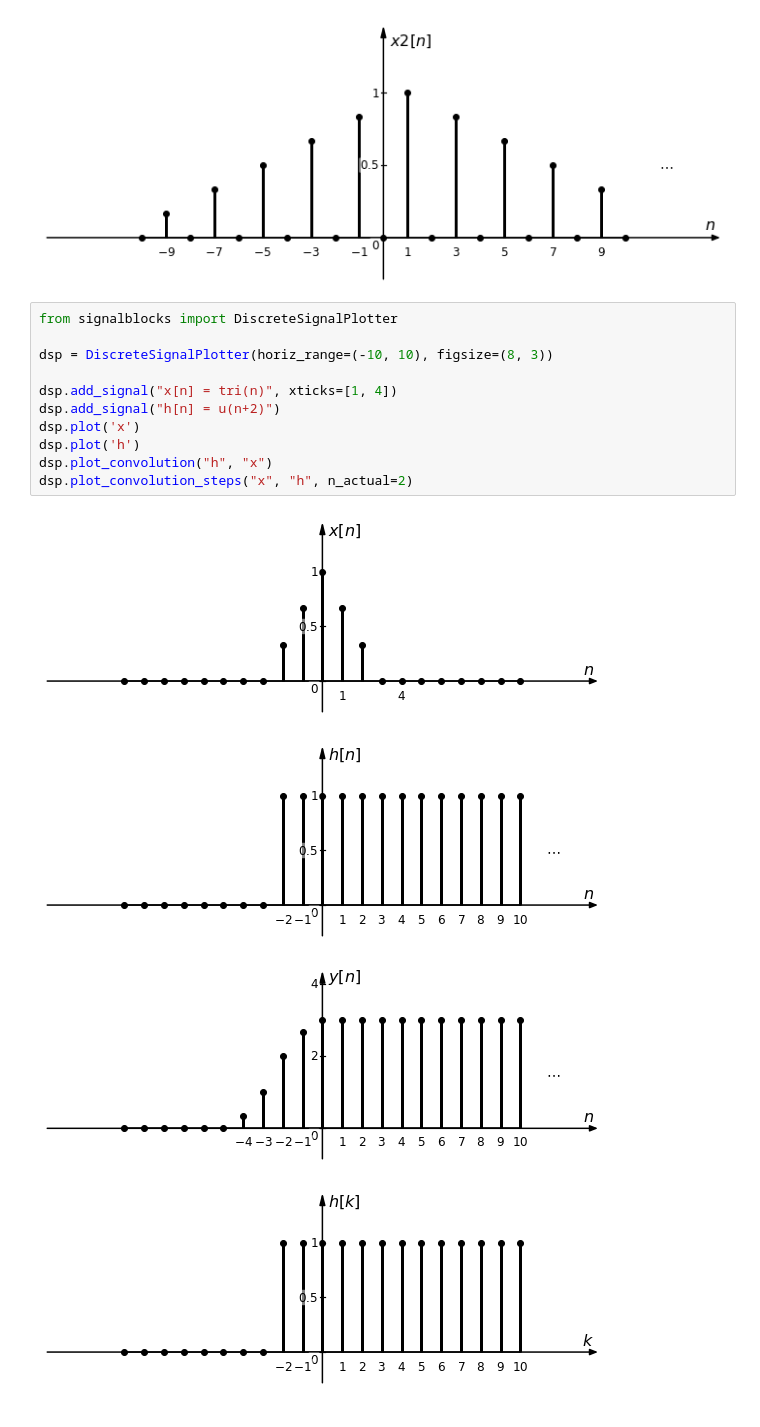
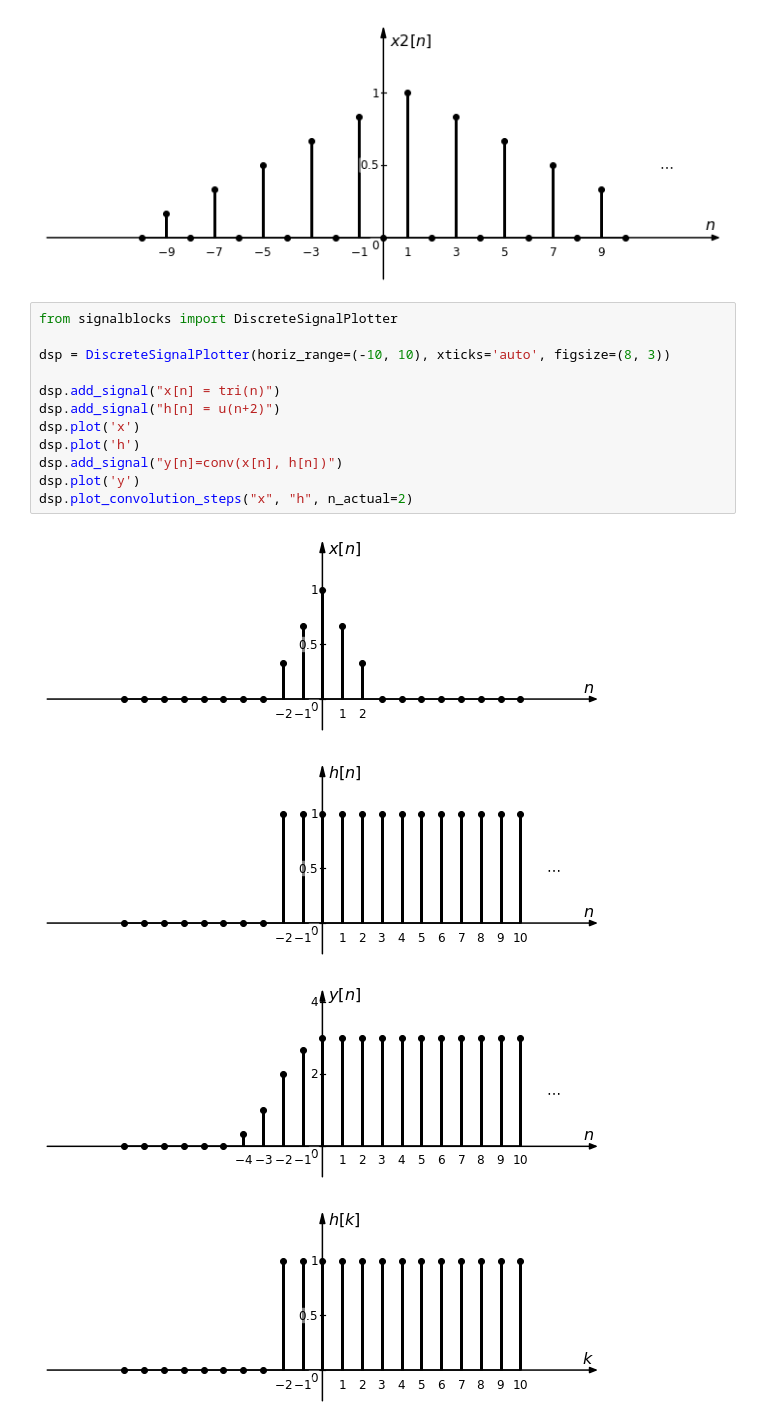
Before and after one commit to miguelmartfern/BlockDiagrams, a Jupyter notebook: docs/notebooks/discrete_signal_examples.ipynb, the cells around one changed output. Cells and saved outputs as stored; diff of their text form.

```diff
--- a/docs/notebooks/discrete_signal_examples.ipynb
+++ b/docs/notebooks/discrete_signal_examples.ipynb
@@ -144,16 +145,17 @@ dsp.plot("x2")
 # %%
 from signalblocks import DiscreteSignalPlotter
 
-dsp = DiscreteSignalPlotter(horiz_range=(-10, 10), figsize=(8, 3))
+dsp = DiscreteSignalPlotter(horiz_range=(-10, 10), xticks='auto', figsize=(8, 3))
 
-dsp.add_signal("x[n] = tri(n)", xticks=[1, 4])
+dsp.add_signal("x[n] = tri(n)")
 dsp.add_signal("h[n] = u(n+2)")
 dsp.plot('x')
 dsp.plot('h')
-dsp.plot_convolution("h", "x")
+dsp.add_signal("y[n]=conv(x[n], h[n])")
+dsp.plot('y')
 dsp.plot_convolution_steps("x", "h", n_actual=2)
 # %% [output]
-[figure, old version]
+[figure, new version]
 [figure]
 [figure]
 [figure]
```
Also changed, not shown: parts of 5 cells of this notebook, 1 other file.
